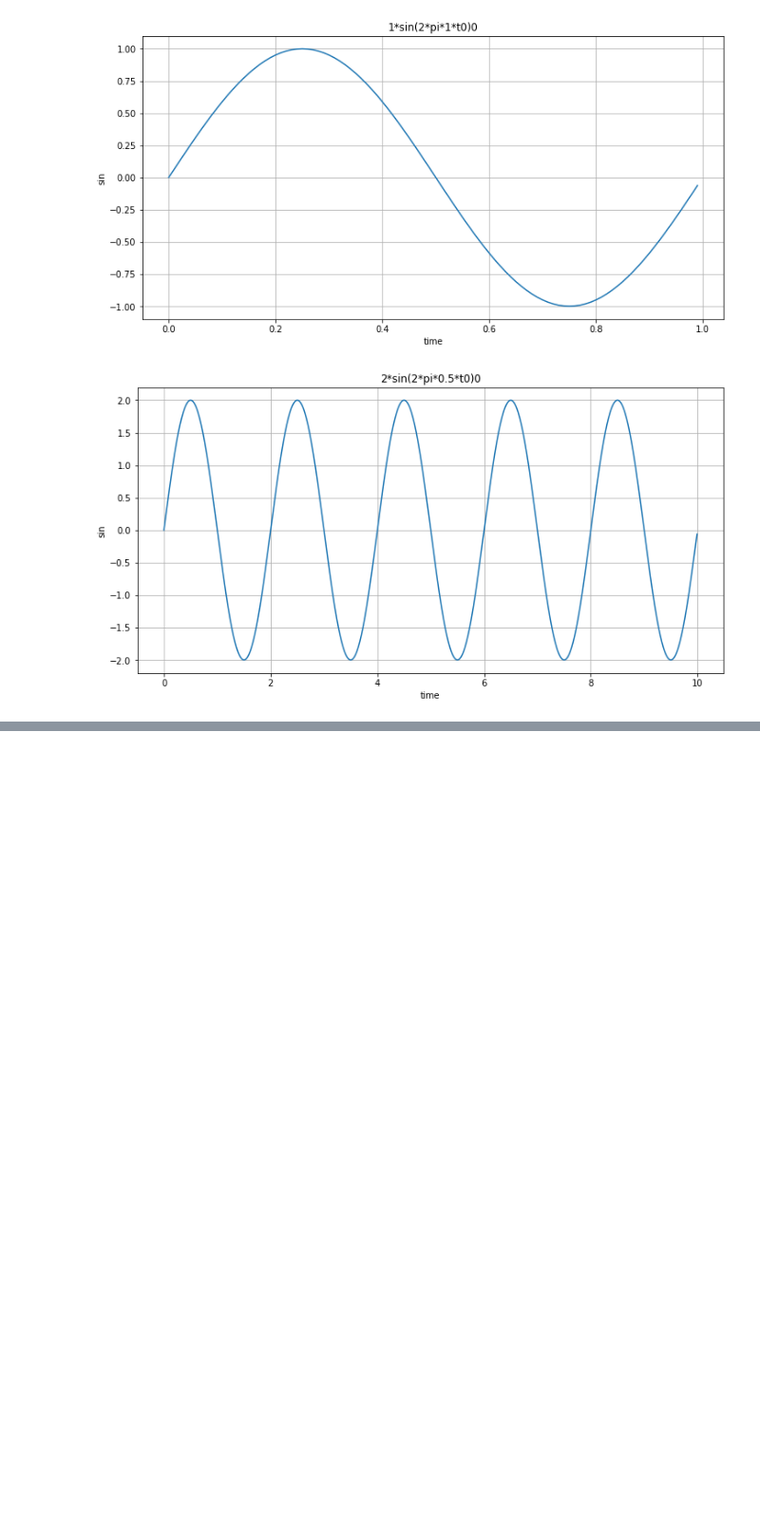
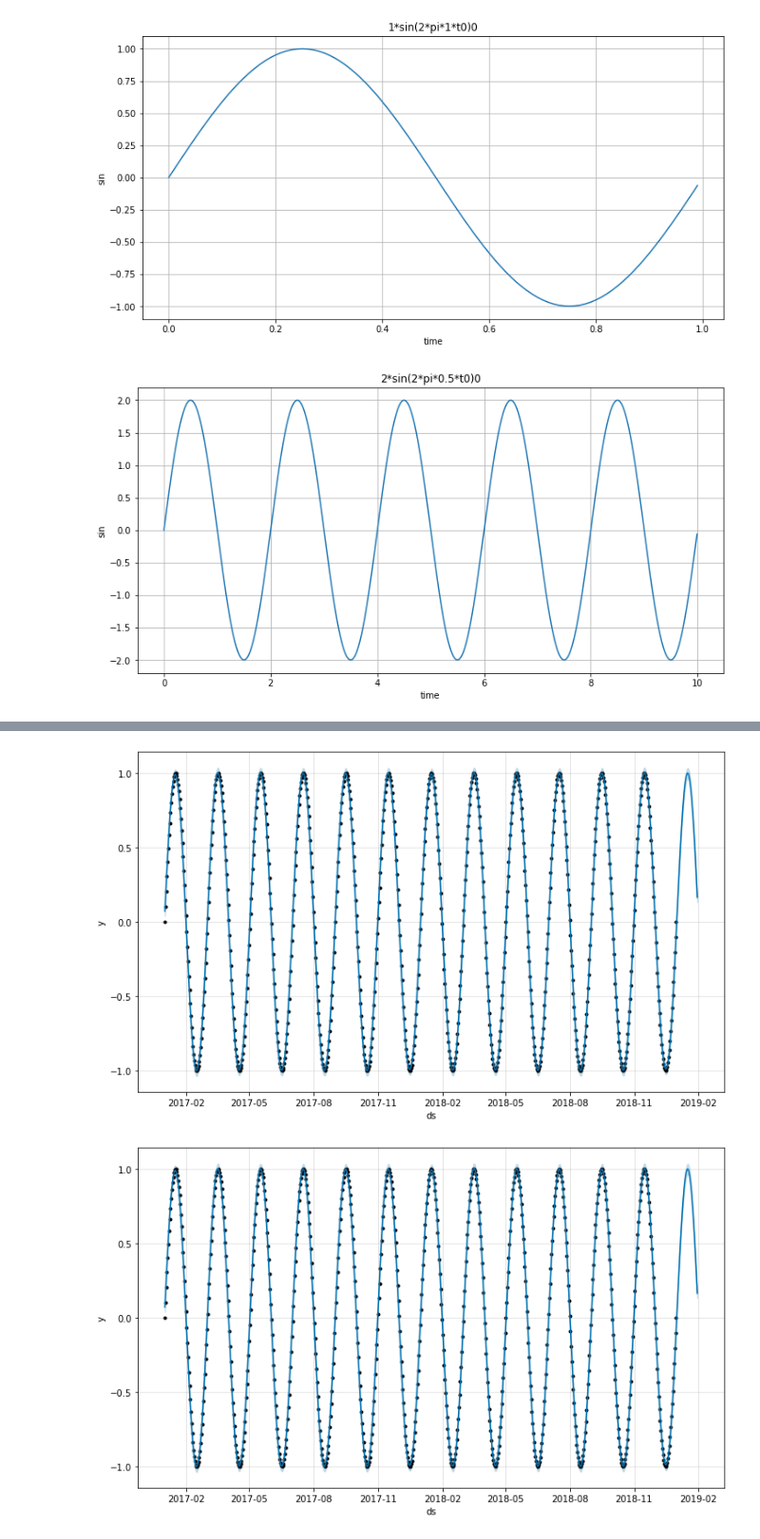
Before and after one commit to HWANG-HOE-SUN/Code-, a Jupyter notebook: Zerobase/05_Forecast.ipynb, the cells around one changed output, grey strips where cells are left out. Shown at 95% size. Cells and saved outputs as stored; diff of their text form; code cells hidden in the pictures; blank space fills up the shorter version.

```diff
--- a/Zerobase/05_Forecast.ipynb
+++ b/Zerobase/05_Forecast.ipynb
@@ -97,0 +139,8 @@ plotSinWave2(amp=2, freq=0.5, endTime=10)
+# %%
+future = m.make_future_dataframe(periods=30) # 30일을 예측해봐라
+forecast = m.predict(future)
+# %%
+m.plot(forecast) # 뒤의 부분이 예측한 데이터
+# %% [output]
+[figure, added]
+[figure, added]
```
Also changed, not shown: parts of 29 cells of this notebook.
